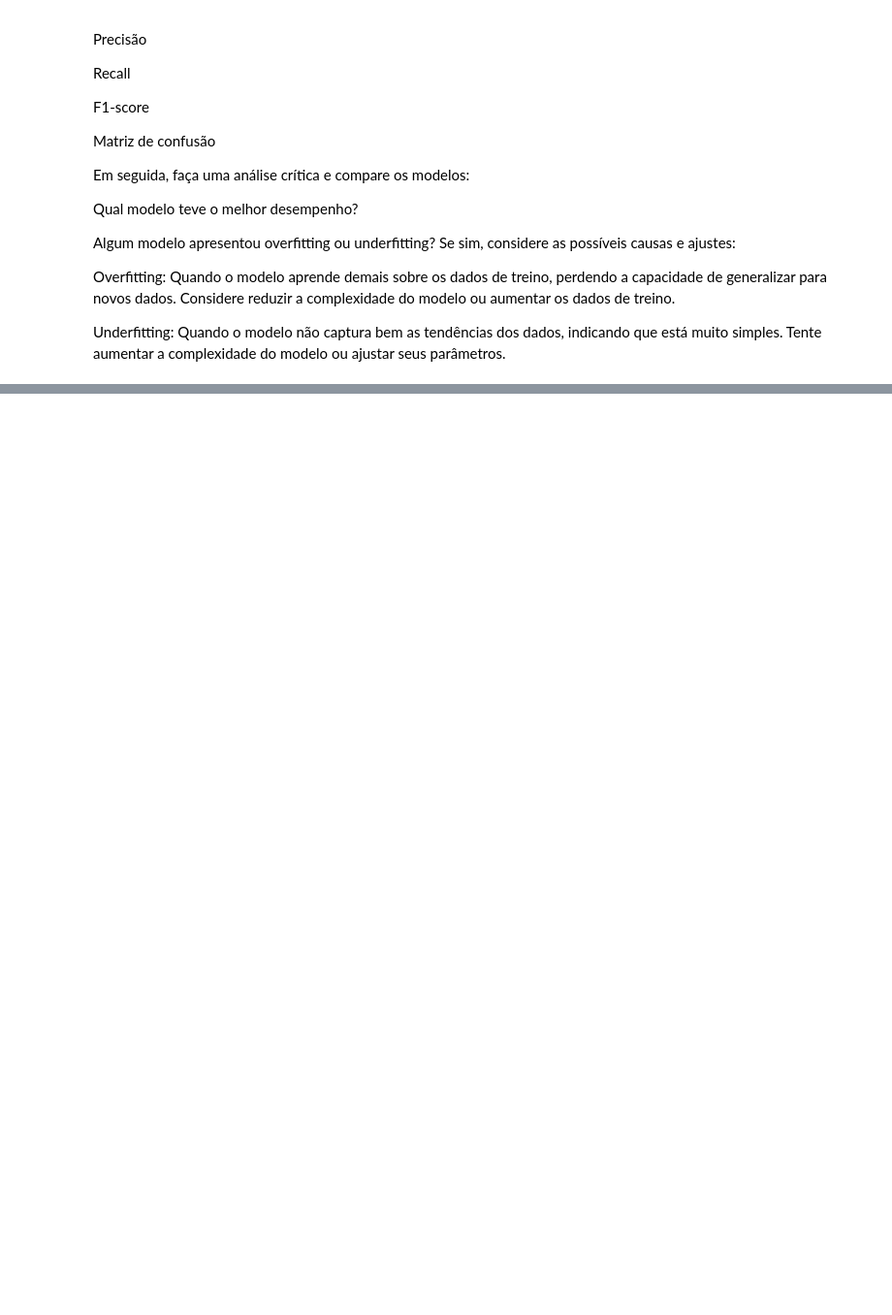
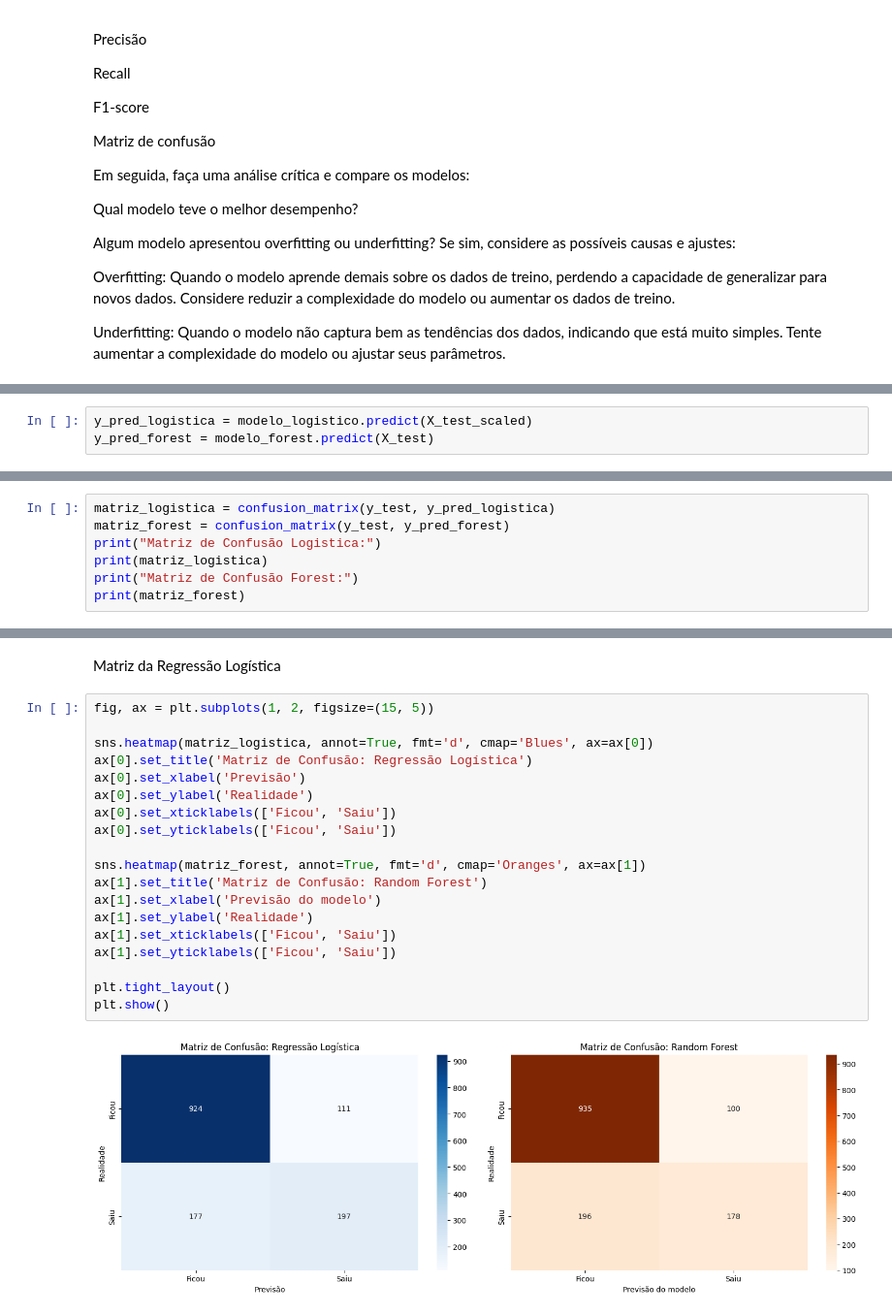
Before and after one commit to alexandrebarbosa-dev/Desafio-Telecom-X-Parte-2-Prevendo-Churn, a Jupyter notebook: Desafio_Telecom_X_–_Parte_2_Prevendo_Churn.ipynb, the cells around one changed output, grey strips where cells are left out. Shown at 97% size. Cells and saved outputs as stored; diff of their text form; blank space fills up the shorter version.

```diff
--- a/Desafio_Telecom_X_–_Parte_2_Prevendo_Churn.ipynb
+++ b/Desafio_Telecom_X_–_Parte_2_Prevendo_Churn.ipynb
@@ -546,0 +549,3 @@ Underfitting: Quando o modelo não captura bem as tendências dos dados, indican
+# %%
+y_pred_logistica = modelo_logistico.predict(X_test_scaled)
+y_pred_forest = modelo_forest.predict(X_test)
@@ -546,0 +607,7 @@ Underfitting: Quando o modelo não captura bem as tendências dos dados, indican
+# %%
+matriz_logistica = confusion_matrix(y_test, y_pred_logistica)
+matriz_forest = confusion_matrix(y_test, y_pred_forest)
+print("Matriz de Confusão Logistica:")
+print(matriz_logistica)
+print("Matriz de Confusão Forest:")
+print(matriz_forest)
@@ -546,0 +641,23 @@ Underfitting: Quando o modelo não captura bem as tendências dos dados, indican
+# %% [markdown]
+Matriz da Regressão Logística
+# %%
+fig, ax = plt.subplots(1, 2, figsize=(15, 5))
+
+sns.heatmap(matriz_logistica, annot=True, fmt='d', cmap='Blues', ax=ax[0])
+ax[0].set_title('Matriz de Confusão: Regressão Logística')
+ax[0].set_xlabel('Previsão')
+ax[0].set_ylabel('Realidade')
+ax[0].set_xticklabels(['Ficou', 'Saiu'])
+ax[0].set_yticklabels(['Ficou', 'Saiu'])
+
+sns.heatmap(matriz_forest, annot=True, fmt='d', cmap='Oranges', ax=ax[1])
+ax[1].set_title('Matriz de Confusão: Random Forest')
+ax[1].set_xlabel('Previsão do modelo')
+ax[1].set_ylabel('Realidade')
+ax[1].set_xticklabels(['Ficou', 'Saiu'])
+ax[1].set_yticklabels(['Ficou', 'Saiu'])
+
+plt.tight_layout()
+plt.show()
+# %% [output]
+[figure, added]
```
Also changed, not shown: parts of 23 cells of this notebook.
